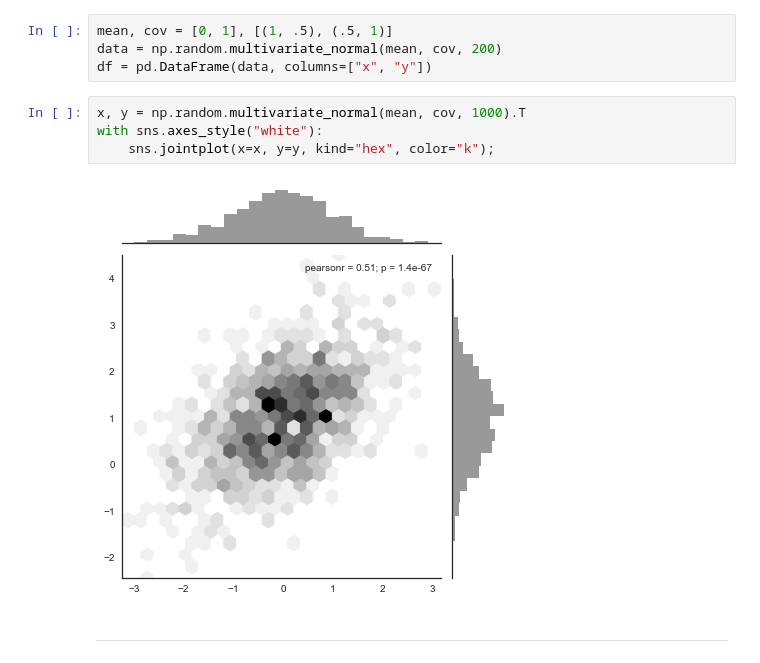
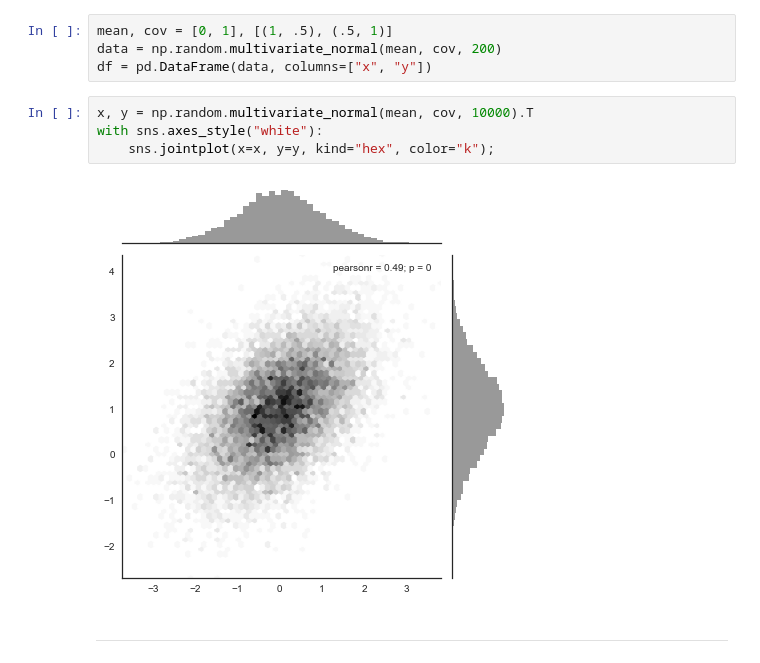
Before and after one commit to tsakim/dataviz_python, a Jupyter notebook: Introduction_to_Seaborn.ipynb, the cells around one changed output. Saved outputs shown, nothing was run; the diff lists cells and outputs as text.

```diff
--- a/Introduction_to_Seaborn.ipynb
+++ b/Introduction_to_Seaborn.ipynb
@@ -471,11 +473,11 @@ mean, cov = [0, 1], [(1, .5), (.5, 1)]
 data = np.random.multivariate_normal(mean, cov, 200)
 df = pd.DataFrame(data, columns=["x", "y"])
 # %%
-x, y = np.random.multivariate_normal(mean, cov, 1000).T
+x, y = np.random.multivariate_normal(mean, cov, 10000).T
 with sns.axes_style("white"):
     sns.jointplot(x=x, y=y, kind="hex", color="k");
 # %% [output]
-[figure, old version]
+[figure, new version]
 # %% [markdown]
 ---
 # %% [markdown]
```
Also changed, not shown: parts of 3 cells of this notebook, 2 other files.
